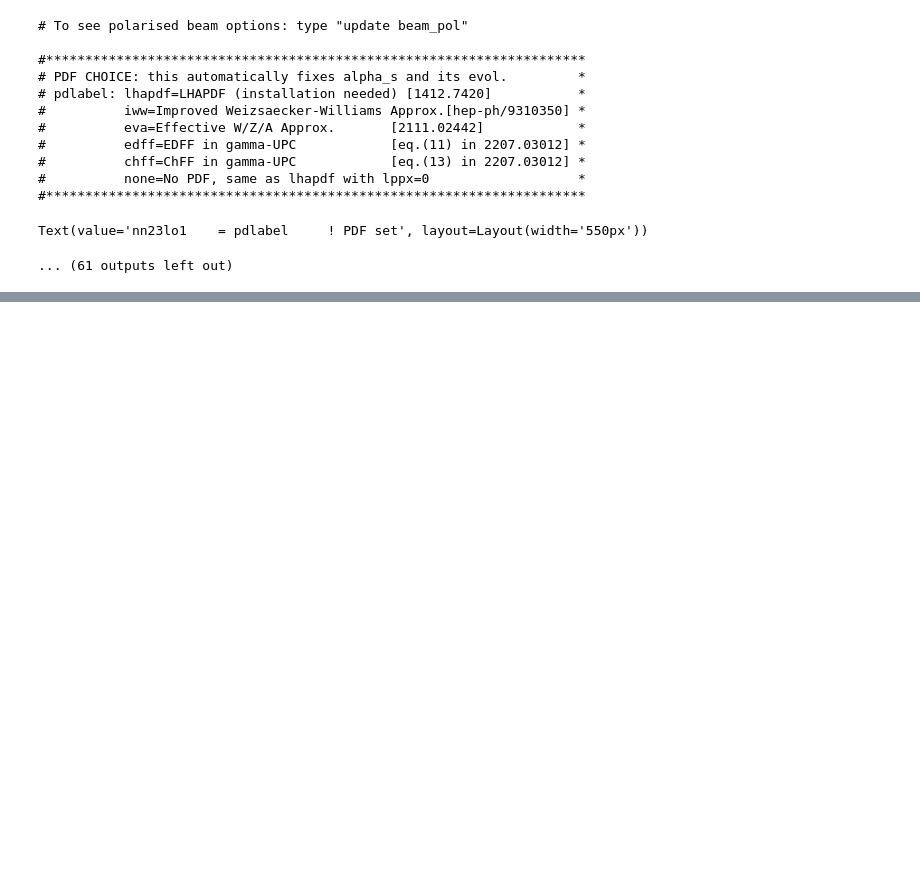
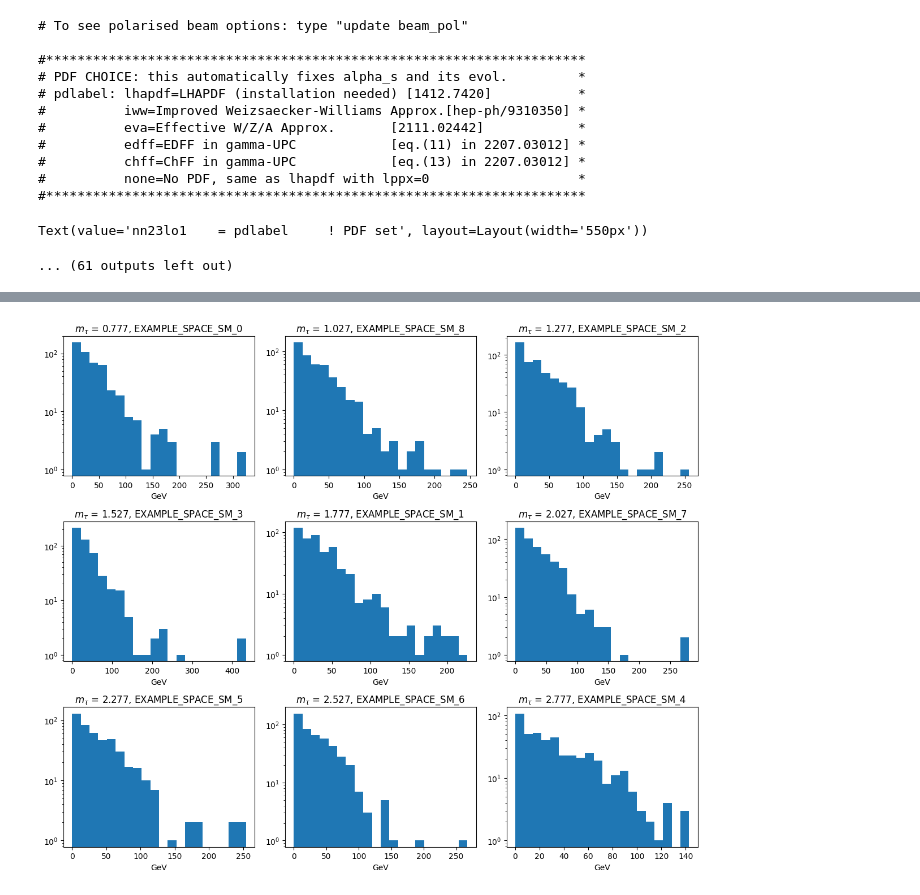
Before and after one commit to leo-megliola/mg5qs, a Jupyter notebook: notebook/E3.ipynb, the cells around one changed output, grey strips where cells are left out. Cells and saved outputs as stored; diff of their text form; code cells hidden in the pictures; blank space fills up the shorter version.

Commit message:
refactoring examples

```diff
--- a/notebook/E3.ipynb
+++ b/notebook/E3.ipynb
@@ -40,7 +41,7 @@ Text(value='generate p p > e- ve~ @1', layout=Layout(width='550px'))
 Text(value='add process p p > e- ve~ j @2', layout=Layout(width='550px'))
 ... (6 outputs left out)
 # %%
-output_name, FRAMEWORK_PATH = qs.run_MG5(qs.MG5_PATH, qs.INPUT_PATH, proc_card_name='proc_card.dat')
+output_name, FRAMEWORK_PATH = qs.run_MG5(qs.MG5_PATH, qs.INPUT_PATH, proc_card_name='proc_card_space.dat')
 # %% [output]
 starting process...
 done
@@ -123,2 +130,2 @@ finished showering 10 LHE files
 # %%
-param, df = qs.unpickle('EXAMPLE')
+data = qs.unpickle('EXAMPLE_SPACE', concat=False)
@@ -141,0 +139,4 @@ plt.show()
+# %%
+mass_key = [(data[k][0].get_value('MASS', 15), k) for k in data.keys()]
+mass_key = sorted(mass_key, key=lambda x: x[0])
+pd.Series([scipy.stats.ks_2samp(data[mass_key[4][1]][1]['pT'], data[m_k[1]][1]['pT']).pvalue for m_k in mass_key])
@@ -141,0 +154,17 @@ plt.show()
+# %%
+import matplotlib.pyplot as plt
+
+fig, axes = plt.subplots(3, 3, figsize=(12, 10))
+axes = axes.flatten()
+
+for idx, m_k in enumerate(mass_key):
+    ax = axes[idx]
+    ax.hist(data[m_k[1]][1]['pT'], bins=20)
+    ax.set_title(f"$m_\\tau$ = {m_k[0]}, {m_k[1]}")
+    ax.set_xlabel('GeV')
+    ax.set_yscale('log')
+
+plt.tight_layout()
+plt.show()
+# %% [output]
+[figure, added]
```
Also changed, not shown: parts of 11 cells of this notebook, 2 other files.
